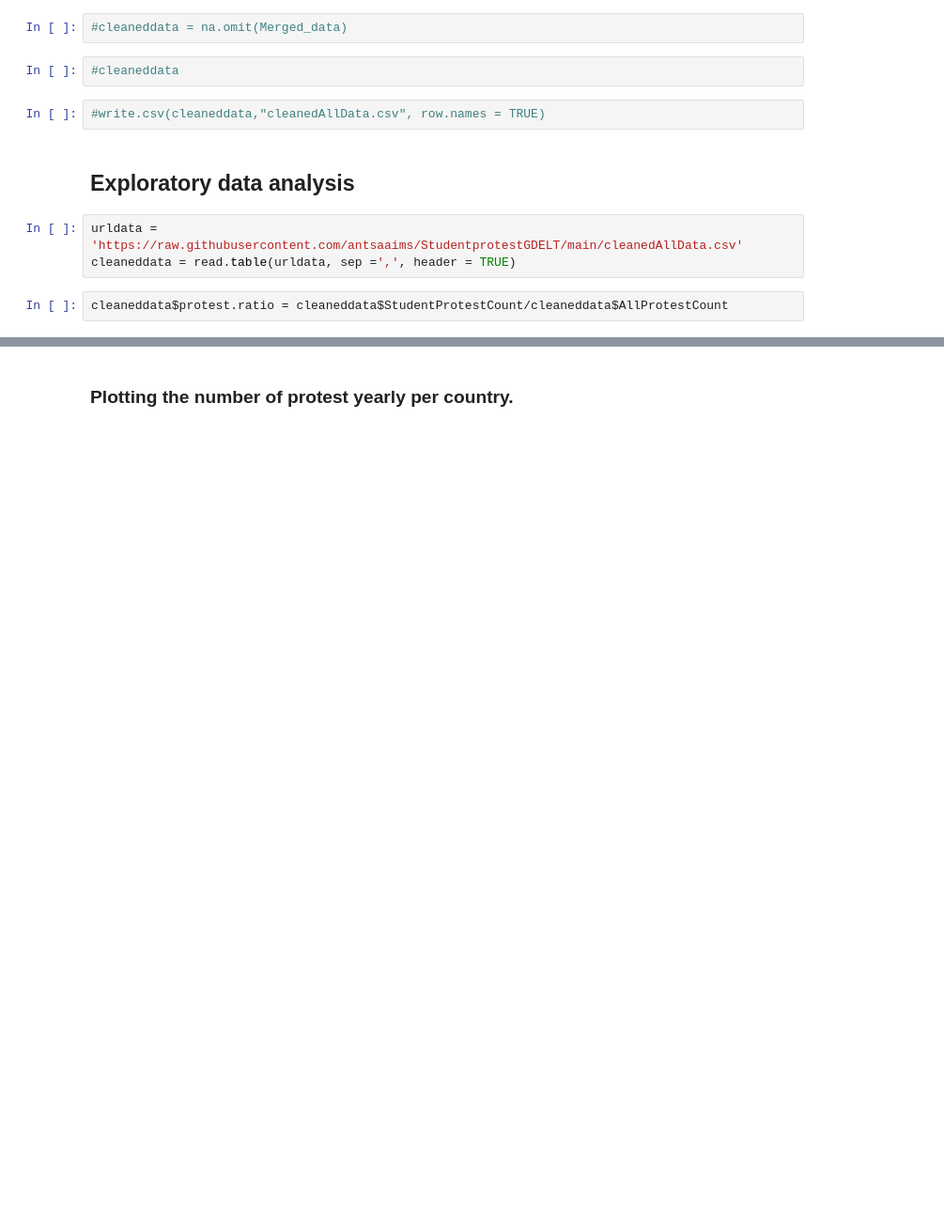
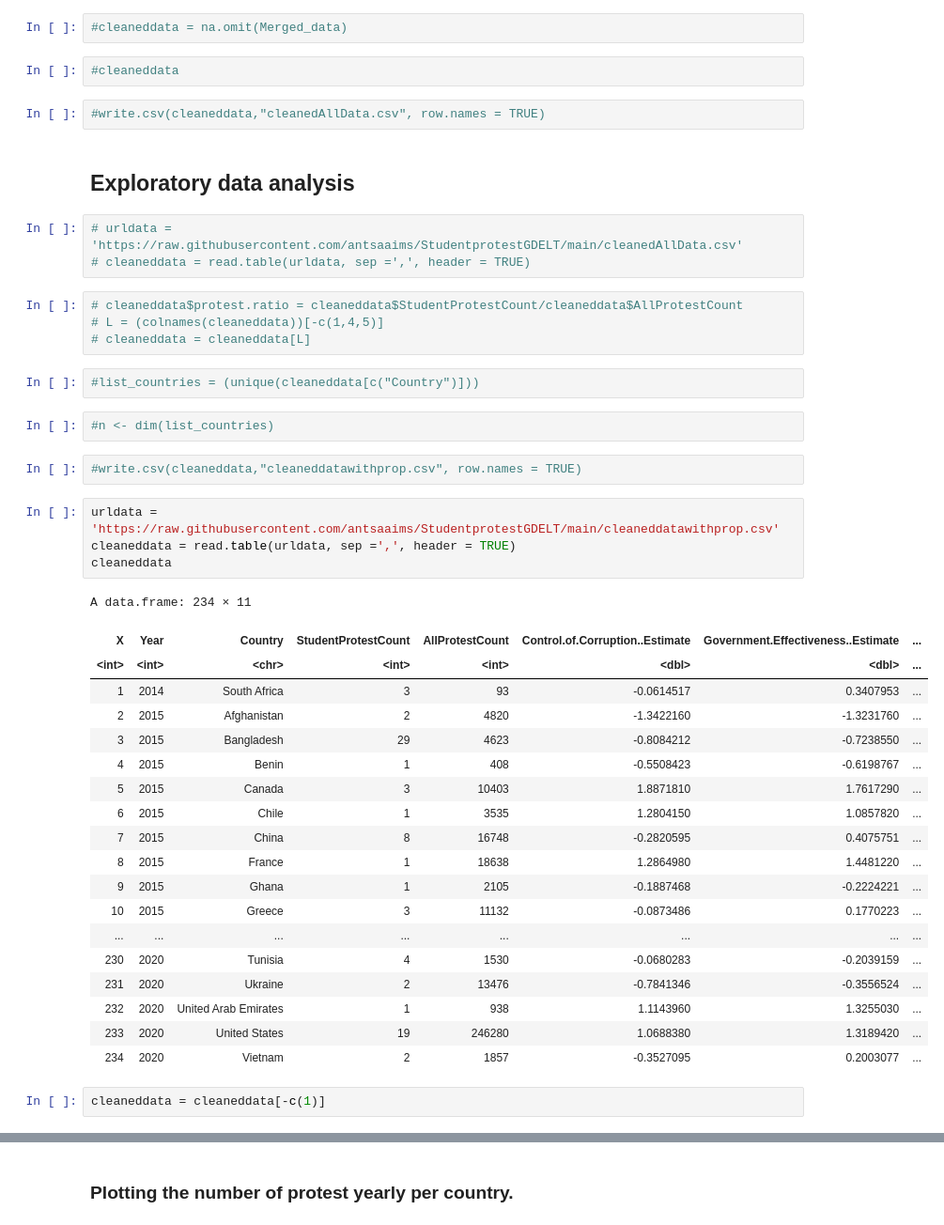
Before and after one commit to antsaaims/StudentprotestGDELT, a Jupyter notebook: StudentProtestGDELT.ipynb, the cells around one changed output, grey strips where cells are left out. Shown at 94% size. Cells and saved outputs as stored; diff of their text form; blank space fills up the shorter version.

```diff
--- a/StudentProtestGDELT.ipynb
+++ b/StudentProtestGDELT.ipynb
@@ -154,10 +152,44 @@ Wanted to use the Income per capita but it was tremendeously messy....
 # %% [markdown]
 ## Exploratory data analysis
 # %%
-urldata = 'https://raw.githubusercontent.com/antsaaims/StudentprotestGDELT/main/cleanedAllData.csv'
-cleaneddata = read.table(urldata, sep =',', header = TRUE)
+# urldata = 'https://raw.githubusercontent.com/antsaaims/StudentprotestGDELT/main/cleanedAllData.csv'
+# cleaneddata = read.table(urldata, sep =',', header = TRUE)
 # %%
-cleaneddata$protest.ratio = cleaneddata$StudentProtestCount/cleaneddata$AllProtestCount
+# cleaneddata$protest.ratio = cleaneddata$StudentProtestCount/cleaneddata$AllProtestCount
+# L = (colnames(cleaneddata))[-c(1,4,5)]
+# cleaneddata = cleaneddata[L]
+# %%
+#list_countries = (unique(cleaneddata[c("Country")]))
+# %%
+#n <- dim(list_countries)
+# %%
+#write.csv(cleaneddata,"cleaneddatawithprop.csv", row.names = TRUE)
+# %%
+urldata = 'https://raw.githubusercontent.com/antsaaims/StudentprotestGDELT/main/cleaneddatawithprop.csv'
+cleaneddata = read.table(urldata, sep =',', header = TRUE)
+cleaneddata
+# %% [output]
+A data.frame: 234 × 11
+| X | Year | Country | StudentProtestCount | AllProtestCount | Control.of.Corruption..Estimate | Government.Effectiveness..Estimate | ... |
+| <int> | <int> | <chr> | <int> | <int> | <dbl> | <dbl> | ... |
+| 1 | 2014 | South Africa | 3 | 93 | -0.0614517 | 0.3407953 | ... |
+| 2 | 2015 | Afghanistan | 2 | 4820 | -1.3422160 | -1.3231760 | ... |
+| 3 | 2015 | Bangladesh | 29 | 4623 | -0.8084212 | -0.7238550 | ... |
+| 4 | 2015 | Benin | 1 | 408 | -0.5508423 | -0.6198767 | ... |
+| 5 | 2015 | Canada | 3 | 10403 | 1.8871810 | 1.7617290 | ... |
+| 6 | 2015 | Chile | 1 | 3535 | 1.2804150 | 1.0857820 | ... |
+| 7 | 2015 | China | 8 | 16748 | -0.2820595 | 0.4075751 | ... |
+| 8 | 2015 | France | 1 | 18638 | 1.2864980 | 1.4481220 | ... |
+| 9 | 2015 | Ghana | 1 | 2105 | -0.1887468 | -0.2224221 | ... |
+| 10 | 2015 | Greece | 3 | 11132 | -0.0873486 | 0.1770223 | ... |
+| ... | ... | ... | ... | ... | ... | ... | ... |
+| 230 | 2020 | Tunisia | 4 | 1530 | -0.0680283 | -0.2039159 | ... |
+| 231 | 2020 | Ukraine | 2 | 13476 | -0.7841346 | -0.3556524 | ... |
+| 232 | 2020 | United Arab Emirates | 1 | 938 | 1.1143960 | 1.3255030 | ... |
+| 233 | 2020 | United States | 19 | 246280 | 1.0688380 | 1.3189420 | ... |
+| 234 | 2020 | Vietnam | 2 | 1857 | -0.3527095 | 0.2003077 | ... |
+# %%
+cleaneddata = cleaneddata[-c(1)]
 # %%
 cleaneddata
 # %% [output]
```
Also changed, not shown: parts of 46 cells of this notebook.
